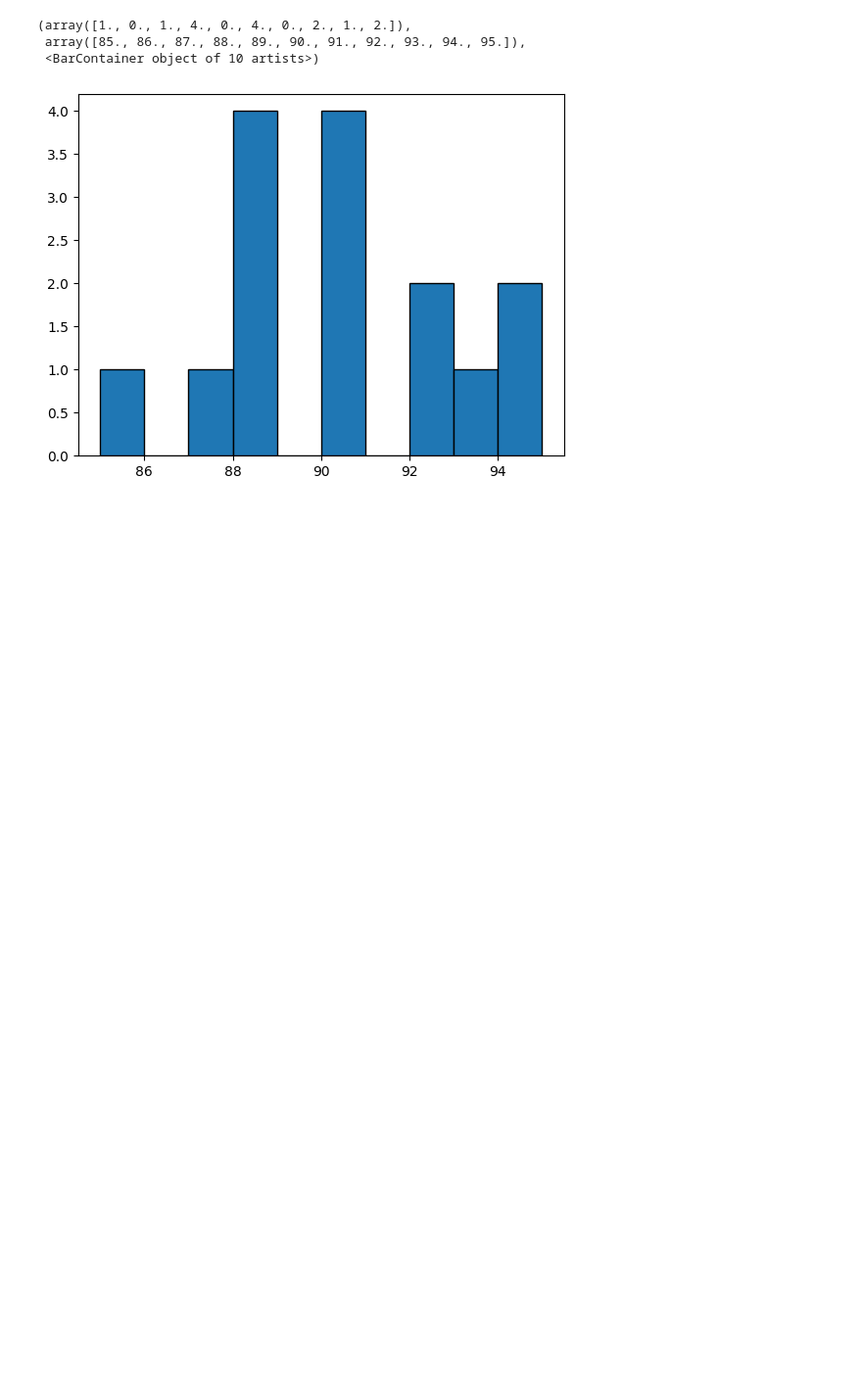
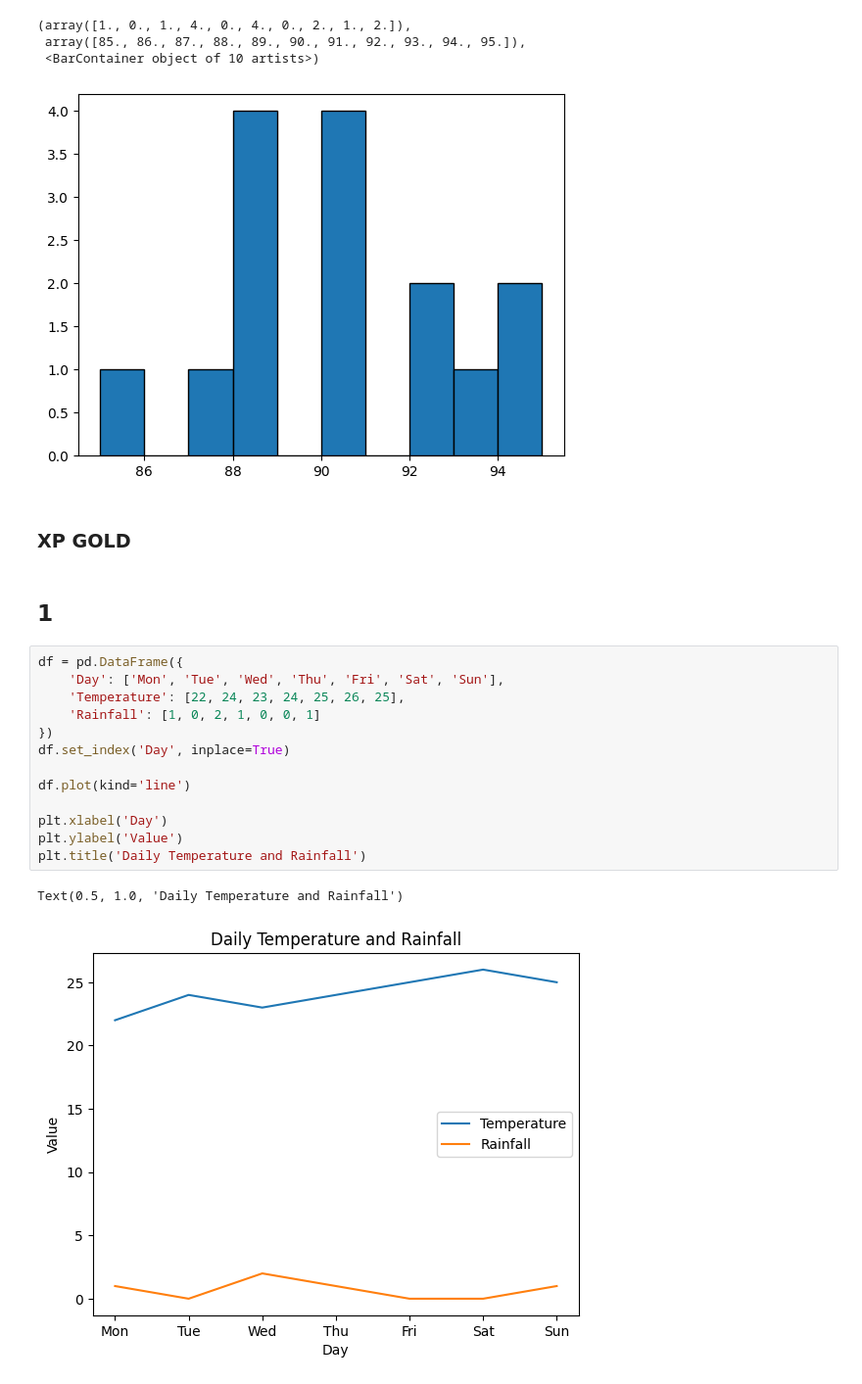
Before and after one commit to danik1341/DI_Python_Bootcamp, a Jupyter notebook: w5d3/ex_XP.ipynb, the cells around one changed output. Shown at 98% size. Drawn from its saved outputs; the diff is of its cells as text; blank space fills up the shorter version.

Commit message:
xp gold added

```diff
--- a/w5d3/ex_XP.ipynb
+++ b/w5d3/ex_XP.ipynb
@@ -108,3 +109,23 @@ axes.hist(grades, edgecolor = 'black')
  array([85., 86., 87., 88., 89., 90., 91., 92., 93., 94., 95.]),
  <BarContainer object of 10 artists>)
 [figure]
+# %% [markdown]
+### XP GOLD
+# %% [markdown]
+## 1
+# %%
+df = pd.DataFrame({
+    'Day': ['Mon', 'Tue', 'Wed', 'Thu', 'Fri', 'Sat', 'Sun'],
+    'Temperature': [22, 24, 23, 24, 25, 26, 25],
+    'Rainfall': [1, 0, 2, 1, 0, 0, 1]
+})
+df.set_index('Day', inplace=True)
+
+df.plot(kind='line')
+
+plt.xlabel('Day')
+plt.ylabel('Value')
+plt.title('Daily Temperature and Rainfall')
+# %% [output]
+Text(0.5, 1.0, 'Daily Temperature and Rainfall')
+[figure, added]
```
Also changed, not shown: parts of 9 cells of this notebook.
